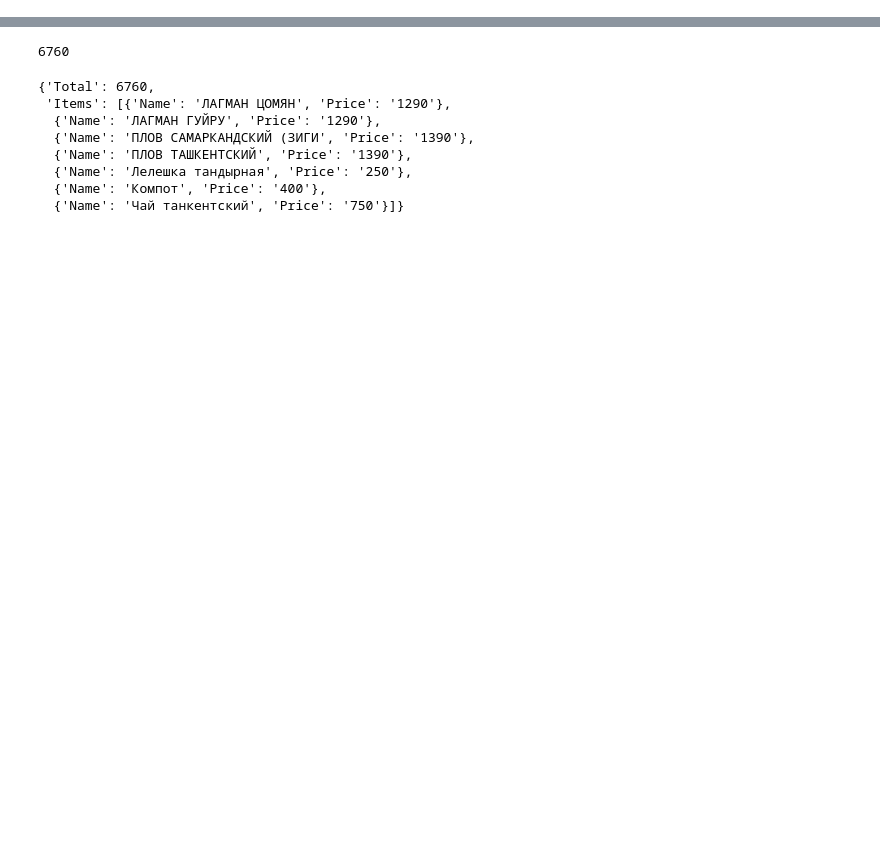
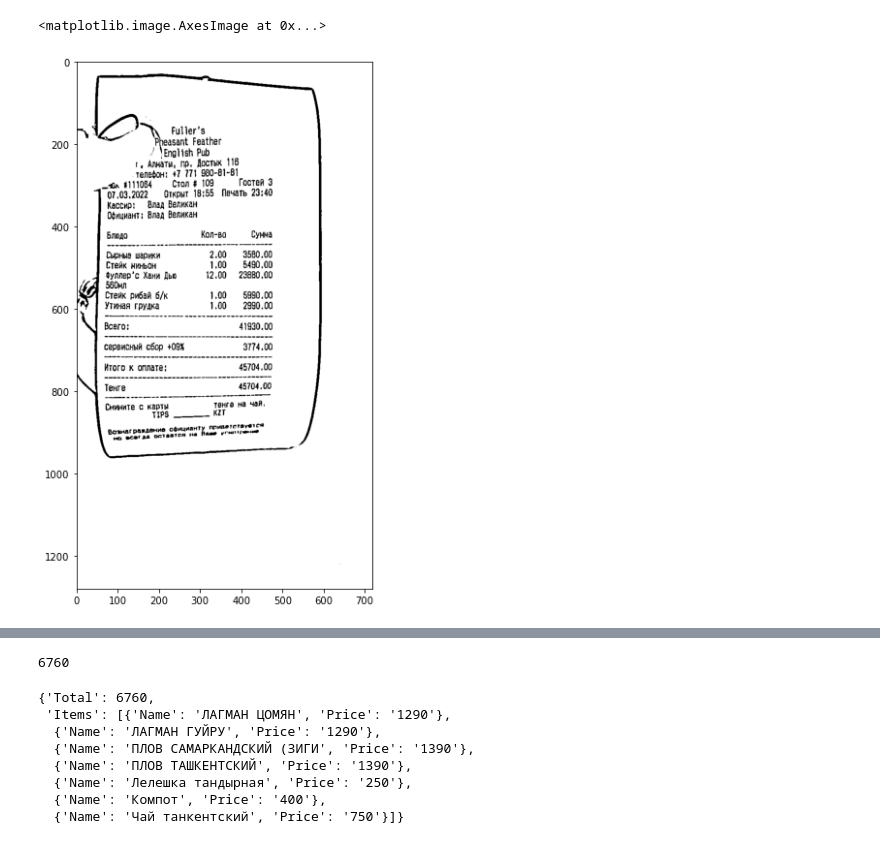
Before and after one commit to ilya-evteev/receipt_recognition, a Jupyter notebook: notebooks/receipt-ocr-part-1-image-segmentation-by-opencv.ipynb, the cells around one changed output, grey strips where cells are left out. Drawn from its saved outputs; the diff is of its cells as text; code cells hidden in the pictures; blank space fills up the shorter version.

```diff
--- a/notebooks/receipt-ocr-part-1-image-segmentation-by-opencv.ipynb
+++ b/notebooks/receipt-ocr-part-1-image-segmentation-by-opencv.ipynb
@@ -14,3 +22,12 @@ image = bw_scanner(image)
+# %%
+
+image = remove_noise(image)
+image = bw_scanner(image)
+
+plot_rgb(image)
+# %% [output]
+<matplotlib.image.AxesImage at 0x...>
+[figure, added]
 # %%
 boxes = get_text_boxes(image)
 plot_rgb(boxes)
```
Also changed, not shown: parts of 8 cells of this notebook, 13 other files.
